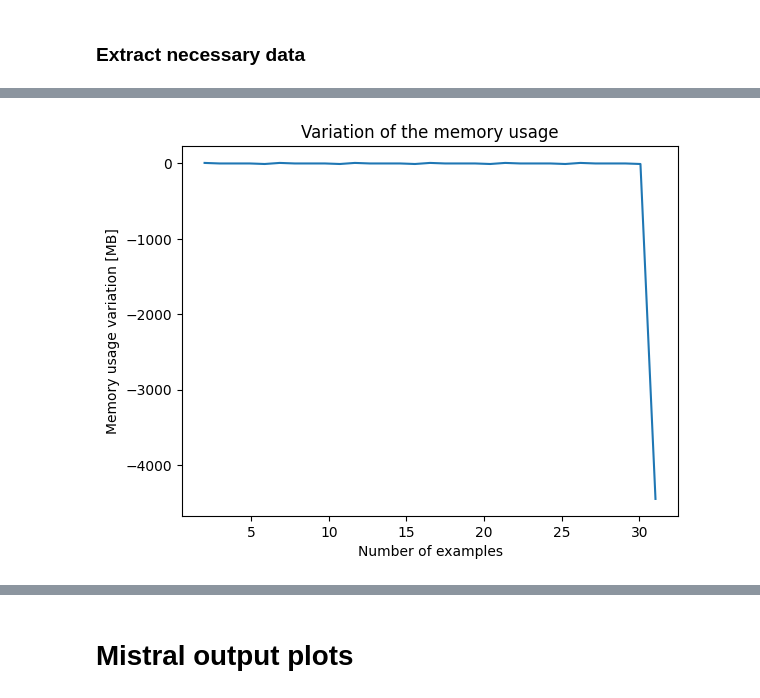
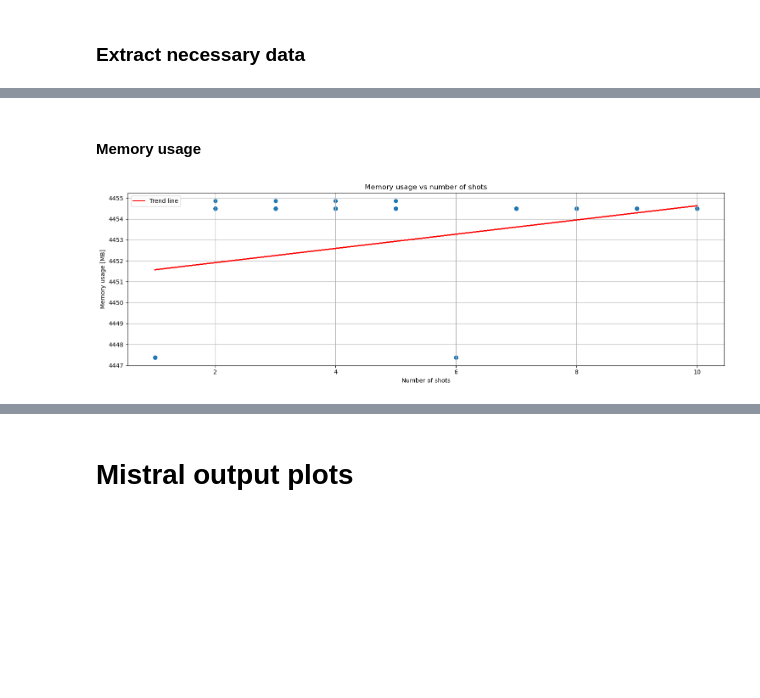
Before and after one commit to stinkyElias/SemReBot2, a Jupyter notebook: testing/mistral/data_plotter_specific.ipynb, the cells around one changed output, grey strips where cells are left out. Drawn from its saved outputs; the diff is of its cells as text; code cells hidden in the pictures; blank space fills up the shorter version.

```diff
--- a/testing/mistral/data_plotter_specific.ipynb
+++ b/testing/mistral/data_plotter_specific.ipynb
@@ -48,8 +48,4 @@ data = extract_data(os.path.join(data_dir, f'mistral_results_4bit_specific_{num}
 df = pd.DataFrame(data)
-# %%
-df.drop(['model', 'labeled'], axis=1, inplace=True)
-# save to csv
-df.to_csv(os.path.join(data_dir, f'mistral_results_4bit_specific_{num}.csv'), index=False)
 # %%
 inf_times = np.zeros(max(df['num_examples']))
 mem_usages = np.zeros(max(df['num_examples']))
@@ -57,7 +53,7 @@ input_sizes = np.zeros(max(df['num_examples']))
 
 sliced_outputs = []
 
-for i in range(2, max(df['num_examples'])+1):
+for i in range(max(df['num_examples'])):
     idxs = df.loc[df['num_examples'] == i]
 
     inference_times = [float(x) for x in idxs['inference_time']]
@@ -81,9 +77,9 @@ for i in range(2, max(df['num_examples'])+1):
     sliced_output = [str(x) for x in idxs['sliced_output']]
     sliced_outputs.append(sliced_output)
 
-    inf_times[i-2] = avg_inference_time
-    mem_usages[i-2] = avg_memory_usage
-    input_sizes[i-2] = avg_input_size
+    inf_times[i] = avg_inference_time
+    mem_usages[i] = avg_memory_usage
+    input_sizes[i] = avg_input_size
 
 sliced_outputs = list(map(list, zip(*sliced_outputs)))
 
@@ -92,3 +88,8 @@ for i in range(1, max(df['test_set'])+1):
     idxs = df.loc[df['test_set'] == i]
     first = idxs['solution'].iloc[0]
     solutions.append(str(first))
+
+df['total_memory_usage'] = df['memory_usage'] + df['input_size']
+
+knowledge_df = df.loc[df['knowledge'] == 'Yes']
+no_knowledge_df = df.loc[df['knowledge'] == 'No']
@@ -555,11 +130,24 @@ plt.show()
-# %%
-# compute the variation of the memory usage
-mem_usages = np.array(mem_usages)
-mem_usages_diff = np.diff(mem_usages)
-plt.plot(x[:-1], mem_usages_diff)
-plt.title('Variation of the memory usage')
-plt.xlabel('Number of examples')
-plt.ylabel('Memory usage variation [MB]')
-plt.show()
-# %% [output]
-[figure, removed]
+# %% [markdown]
+#### Memory usage
+# %%
+# plot memory usage + input size vs number of shots
+fig, ax = plt.subplots(1, 1, figsize=(15, 5))
+
+# Left subplot
+ax.scatter(df['num_examples'], df['total_memory_usage'])
+ax.set_xlabel('Number of shots')
+ax.set_ylabel('Memory usage [MB]')
+ax.set_title('Memory usage vs number of shots')
+ax.grid()
+
+z = np.polyfit(df['num_examples'], df['total_memory_usage'], 1)
+p = np.poly1d(z)
+ax.plot(df['num_examples'], p(df['num_examples']), "r", label='Trend line')
+ax.legend()
+
+
+plt.tight_layout()
+plt.savefig('mem_usage_specific.pdf', format='pdf')
+plt.show()
+# %% [output]
+[figure, added]
```
Also changed, not shown: parts of 35 cells of this notebook, 33 other files.
